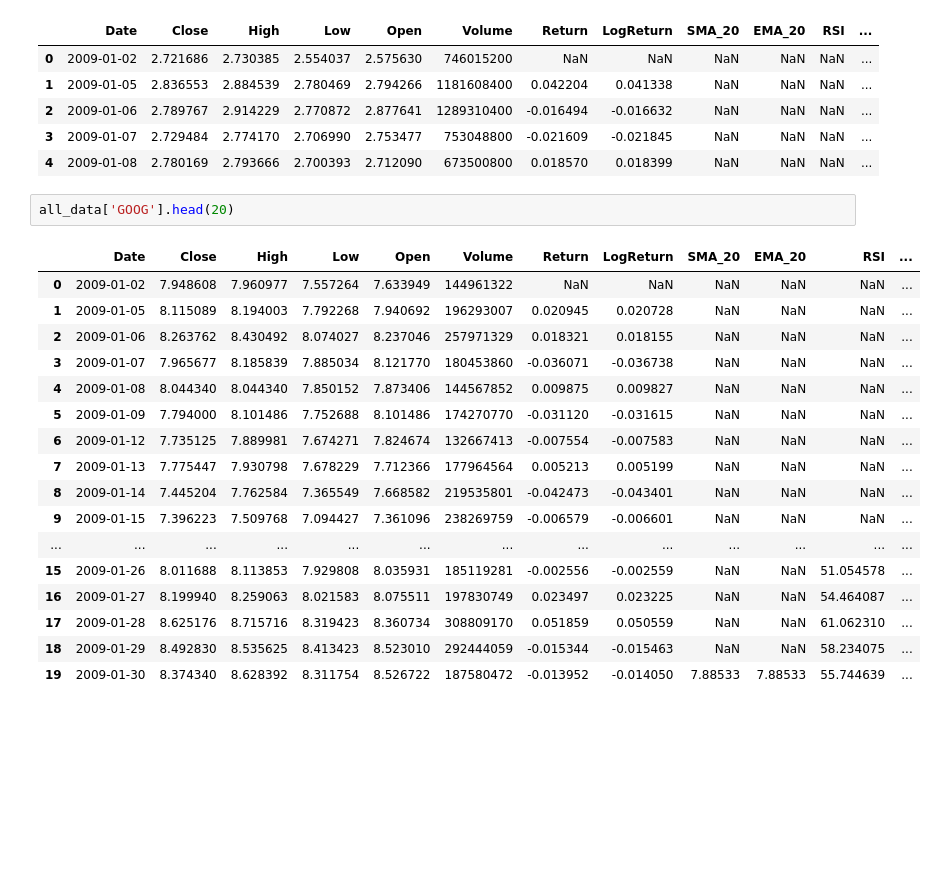
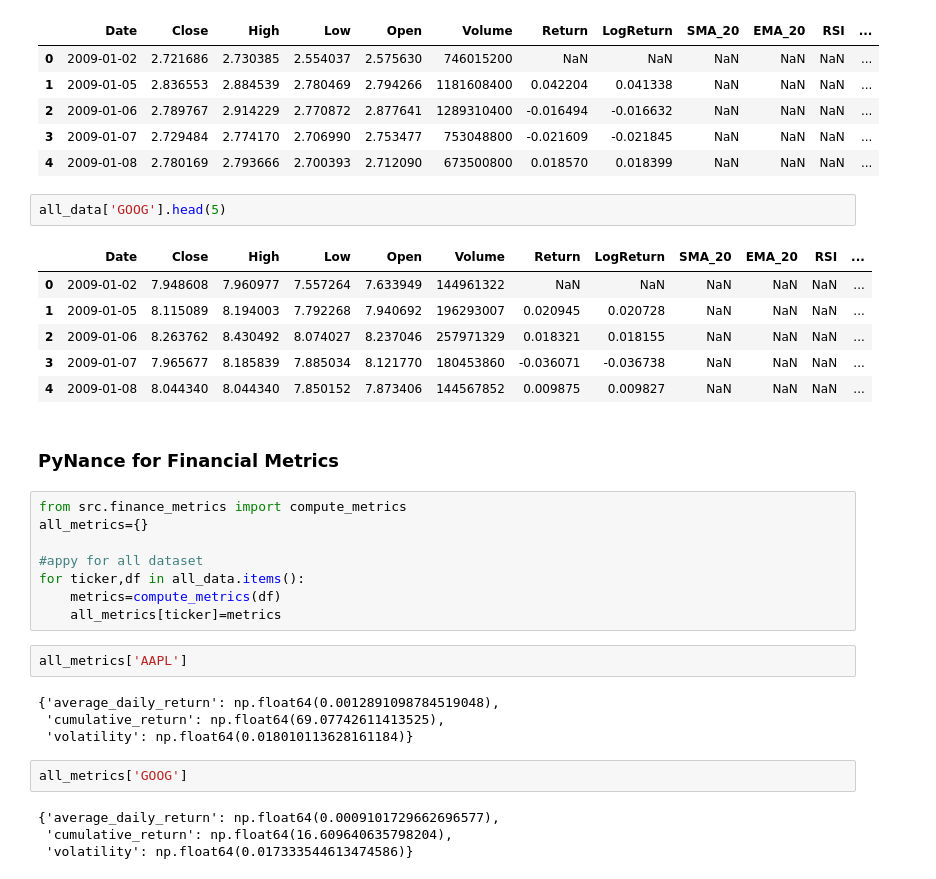
Before and after one commit to Kidist-c/Financial_new-Dataset-Analysis-week1, a Jupyter notebook: notebooks/stock_analysis.ipynb, the cells around one changed output. Saved outputs shown, nothing was run; the diff lists cells and outputs as text; blank space fills up the shorter version.

Commit message:
financial metrics analysis with pynance

```diff
--- a/notebooks/stock_analysis.ipynb
+++ b/notebooks/stock_analysis.ipynb
@@ -125,22 +125,33 @@ all_data['AAPL'].head()
 | 3 | 2009-01-07 | 2.729484 | 2.774170 | 2.706990 | 2.753477 | 753048800 | -0.021609 | -0.021845 | NaN | NaN | NaN | ... |
 | 4 | 2009-01-08 | 2.780169 | 2.793666 | 2.700393 | 2.712090 | 673500800 | 0.018570 | 0.018399 | NaN | NaN | NaN | ... |
 # %%
-all_data['GOOG'].head(20)
+all_data['GOOG'].head(5)
 # %% [output]
 |  | Date | Close | High | Low | Open | Volume | Return | LogReturn | SMA_20 | EMA_20 | RSI | ... |
 | 0 | 2009-01-02 | 7.948608 | 7.960977 | 7.557264 | 7.633949 | 144961322 | NaN | NaN | NaN | NaN | NaN | ... |
 | 1 | 2009-01-05 | 8.115089 | 8.194003 | 7.792268 | 7.940692 | 196293007 | 0.020945 | 0.020728 | NaN | NaN | NaN | ... |
 | 2 | 2009-01-06 | 8.263762 | 8.430492 | 8.074027 | 8.237046 | 257971329 | 0.018321 | 0.018155 | NaN | NaN | NaN | ... |
 | 3 | 2009-01-07 | 7.965677 | 8.185839 | 7.885034 | 8.121770 | 180453860 | -0.036071 | -0.036738 | NaN | NaN | NaN | ... |
 | 4 | 2009-01-08 | 8.044340 | 8.044340 | 7.850152 | 7.873406 | 144567852 | 0.009875 | 0.009827 | NaN | NaN | NaN | ... |
-| 5 | 2009-01-09 | 7.794000 | 8.101486 | 7.752688 | 8.101486 | 174270770 | -0.031120 | -0.031615 | NaN | NaN | NaN | ... |
-| 6 | 2009-01-12 | 7.735125 | 7.889981 | 7.674271 | 7.824674 | 132667413 | -0.007554 | -0.007583 | NaN | NaN | NaN | ... |
-| 7 | 2009-01-13 | 7.775447 | 7.930798 | 7.678229 | 7.712366 | 177964564 | 0.005213 | 0.005199 | NaN | NaN | NaN | ... |
-| 8 | 2009-01-14 | 7.445204 | 7.762584 | 7.365549 | 7.668582 | 219535801 | -0.042473 | -0.043401 | NaN | NaN | NaN | ... |
-| 9 | 2009-01-15 | 7.396223 | 7.509768 | 7.094427 | 7.361096 | 238269759 | -0.006579 | -0.006601 | NaN | NaN | NaN | ... |
-| ... | ... | ... | ... | ... | ... | ... | ... | ... | ... | ... | ... | ... |
-| 15 | 2009-01-26 | 8.011688 | 8.113853 | 7.929808 | 8.035931 | 185119281 | -0.002556 | -0.002559 | NaN | NaN | 51.054578 | ... |
-| 16 | 2009-01-27 | 8.199940 | 8.259063 | 8.021583 | 8.075511 | 197830749 | 0.023497 | 0.023225 | NaN | NaN | 54.464087 | ... |
-| 17 | 2009-01-28 | 8.625176 | 8.715716 | 8.319423 | 8.360734 | 308809170 | 0.051859 | 0.050559 | NaN | NaN | 61.062310 | ... |
-| 18 | 2009-01-29 | 8.492830 | 8.535625 | 8.413423 | 8.523010 | 292444059 | -0.015344 | -0.015463 | NaN | NaN | 58.234075 | ... |
-| 19 | 2009-01-30 | 8.374340 | 8.628392 | 8.311754 | 8.526722 | 187580472 | -0.013952 | -0.014050 | 7.88533 | 7.88533 | 55.744639 | ... |
+# %% [markdown]
+### PyNance for Financial Metrics
+# %%
+from src.finance_metrics import compute_metrics
+all_metrics={}
+
+#appy for all dataset
+for ticker,df in all_data.items():
+    metrics=compute_metrics(df)
+    all_metrics[ticker]=metrics
+# %%
+all_metrics['AAPL']
+# %% [output]
+{'average_daily_return': np.float64(0.0012891098784519048),
+ 'cumulative_return': np.float64(69.07742611413525),
+ 'volatility': np.float64(0.018010113628161184)}
+# %%
+all_metrics['GOOG']
+# %% [output]
+{'average_daily_return': np.float64(0.0009101729662696577),
+ 'cumulative_return': np.float64(16.609640635798204),
+ 'volatility': np.float64(0.017333544613474586)}
```
Also changed, not shown: 1 other file.
